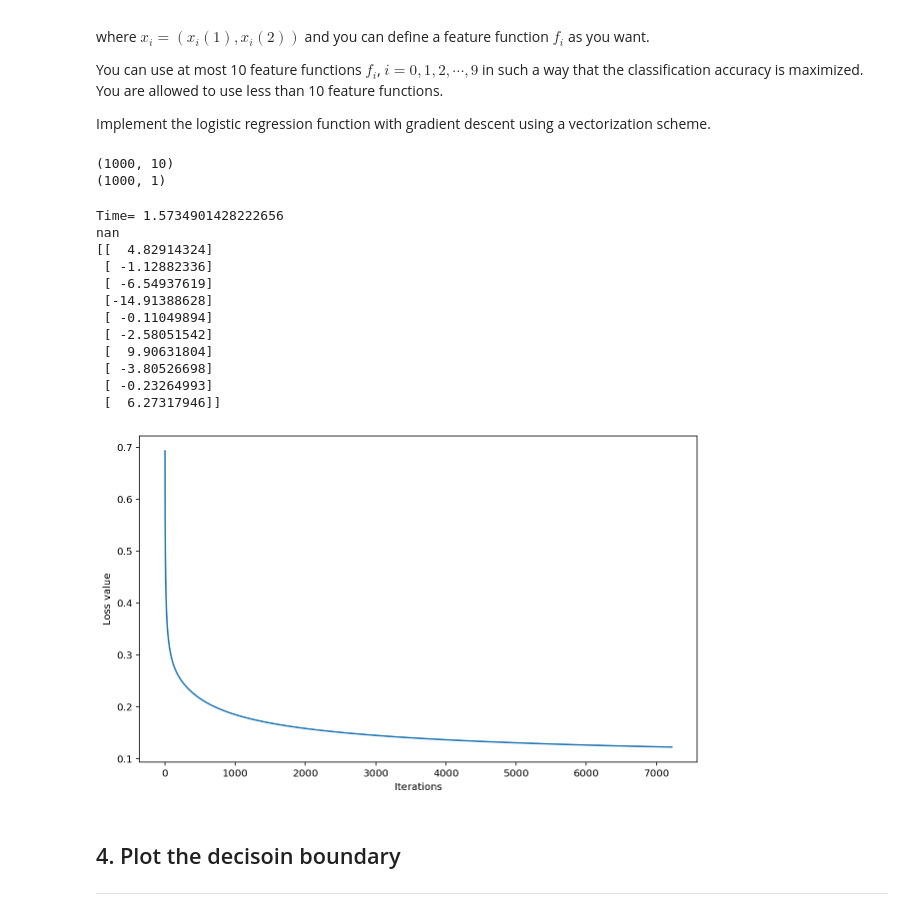
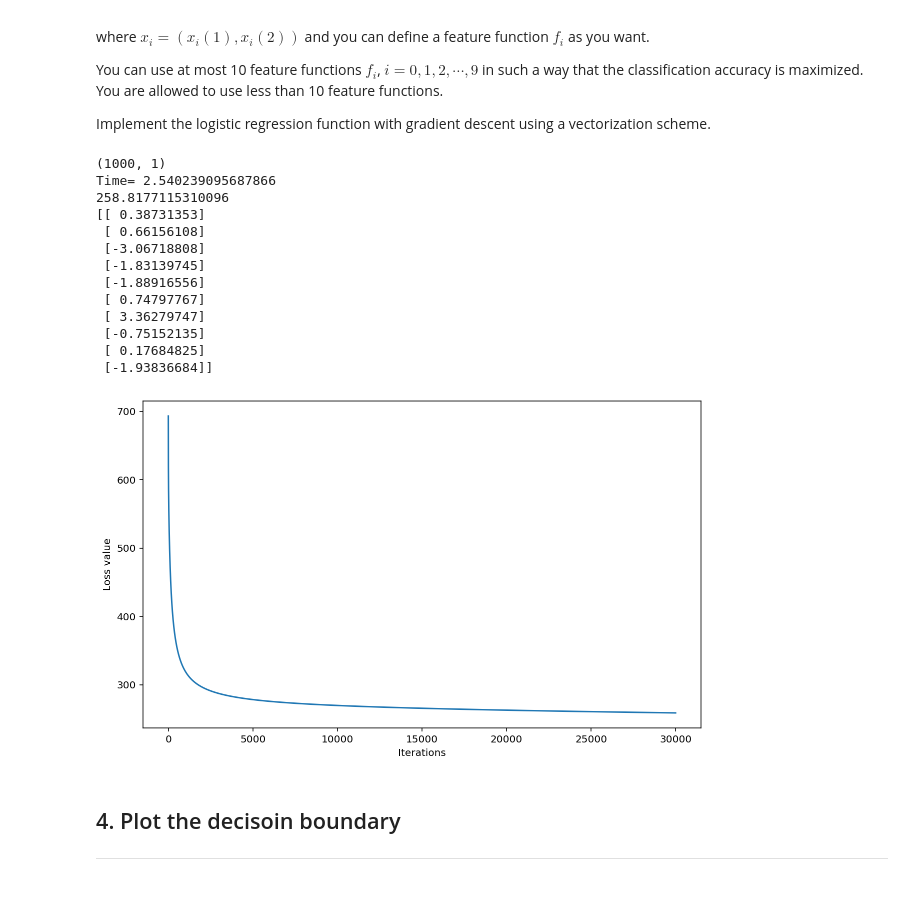
Before and after one commit to insu0929/mlproject, a Jupyter notebook: assignment-05-b.ipynb, the cells around one changed output. Cells and saved outputs as stored; diff of their text form; code cells hidden in the pictures.

```diff
--- a/assignment-05-b.ipynb
+++ b/assignment-05-b.ipynb
@@ -169,51 +169,50 @@ Implement the logistic regression function with gradient descent using a vectori
 n = data.shape[0]
 X = np.ones((n, 10))
 y = data[:, 2][:, None]# label
 print(y.shape)
 
 #prediction
 X[:,1] = x1
 X[:,2] = x2
 X[:,3] = x1* x2
 X[:,4] = x1**2 * x2
 X[:,5] = x1 * x2**2
 X[:,6] = x1**3 * x2**2
 X[:,7] = x1**2 * x2**3
 X[:,8] = x1**4
 X[:,9] = x2**4
 
 # run gradient descent algorithm
 start = time.time()
-w_init =
-tau = ; max_iter =
-w, L_iters = grad_desc( )
+w_init = np.array([0,0,0,0,0,0,0,0,0,0])[:,None]
+tau = 1e-2; max_iter = 30000
+w, L_iters = grad_desc(X, y, w_init, tau, max_iter)
 print('Time=',time.time() - start)
 print(L_iters[-1])
 print(w)
 
 
 # plot
 plt.figure(4, figsize=(10,6))
-plt.plot( )
+plt.plot(np.array(range(max_iter)), L_iters)
 plt.xlabel('Iterations')
 plt.ylabel('Loss value')
 plt.show()
 # %% [output]
-(1000, 10)
 (1000, 1)
+Time= 2.540239095687866
+258.8177115310096
+[[ 0.38731353]
+ [ 0.66156108]
+ [-3.06718808]
+ [-1.83139745]
+ [-1.88916556]
+ [ 0.74797767]
+ [ 3.36279747]
+ [-0.75152135]
+ [ 0.17684825]
+ [-1.93836684]]
-Time= 1.5734901428222656
-nan
-[[  4.82914324]
- [ -1.12882336]
- [ -6.54937619]
- [-14.91388628]
- [ -0.11049894]
- [ -2.58051542]
- [  9.90631804]
- [ -3.80526698]
- [ -0.23264993]
- [  6.27317946]]
-[figure, old version]
+[figure, new version]
 # %% [markdown]
 ## 4. Plot the decisoin boundary
 <hr>
```
